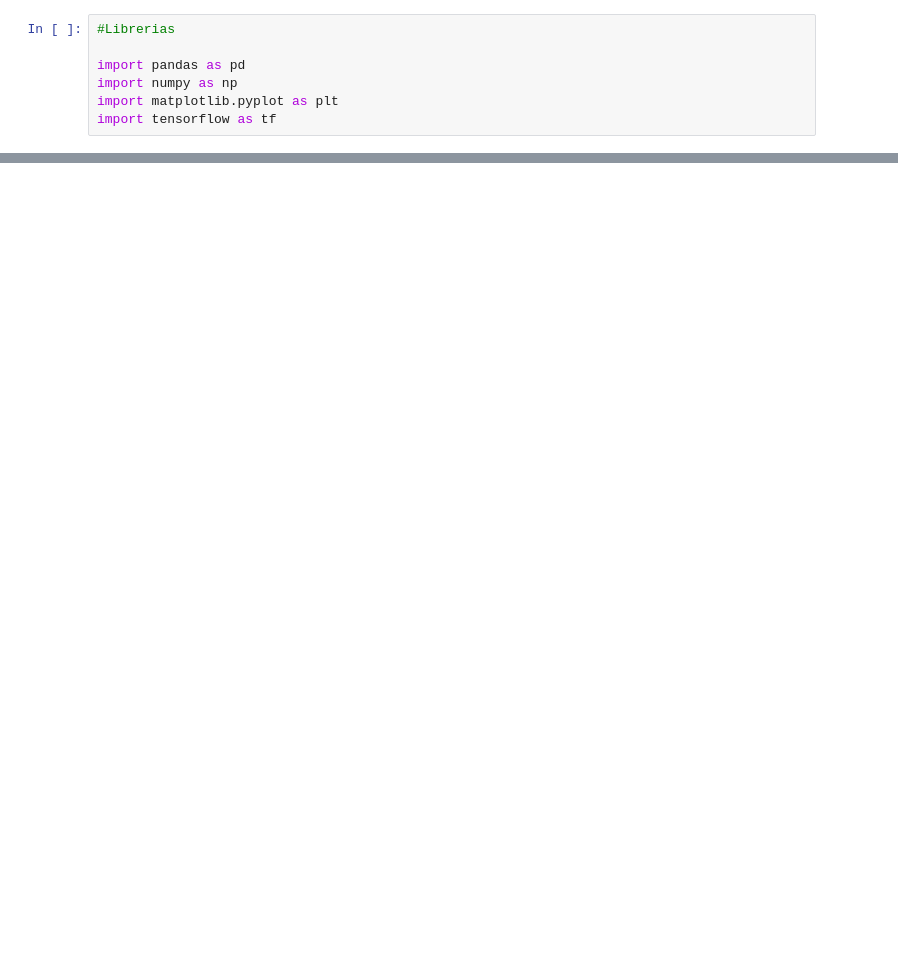
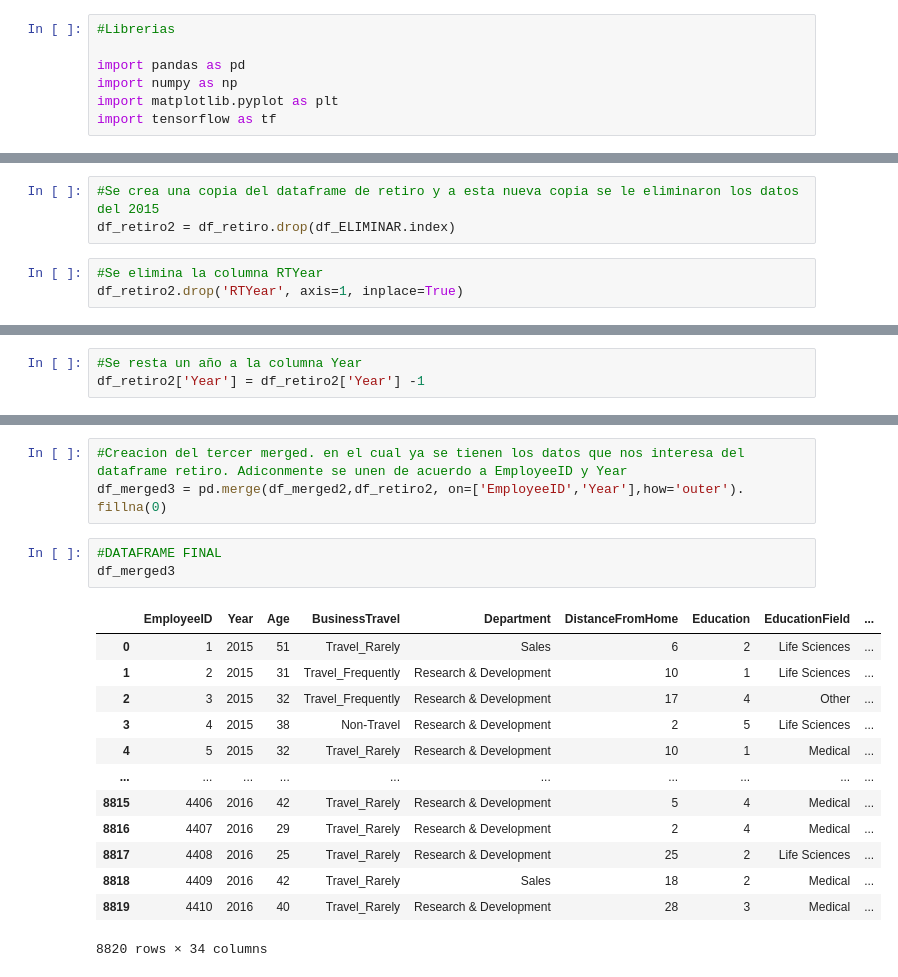
Before and after one commit to SantiRestrepoOlarte/ML_HumanResources, a Jupyter notebook: ProyectoRH.ipynb, the cells around one changed output, grey strips where cells are left out. Cells and saved outputs as stored; diff of their text form; blank space fills up the shorter version.

```diff
--- a/ProyectoRH.ipynb
+++ b/ProyectoRH.ipynb
@@ -25,0 +269,6 @@ df_general
+# %%
+#Se crea una copia del dataframe de retiro y a esta nueva copia se le eliminaron los datos del 2015
+df_retiro2 = df_retiro.drop(df_ELIMINAR.index)
+# %%
+#Se elimina la columna RTYear
+df_retiro2.drop('RTYear', axis=1, inplace=True)
@@ -25,0 +292,3 @@ df_general
+# %%
+#Se resta un año a la columna Year
+df_retiro2['Year'] = df_retiro2['Year'] -1
@@ -25,0 +311,20 @@ df_general
+# %%
+#Creacion del tercer merged. en el cual ya se tienen los datos que nos interesa del dataframe retiro. Adiconmente se unen de acuerdo a EmployeeID y Year
+df_merged3 = pd.merge(df_merged2,df_retiro2, on=['EmployeeID','Year'],how='outer'). fillna(0)
+# %%
+#DATAFRAME FINAL
+df_merged3
+# %% [output]
+|  | EmployeeID | Year | Age | BusinessTravel | Department | DistanceFromHome | Education | EducationField | ... |
+| 0 | 1 | 2015 | 51 | Travel_Rarely | Sales | 6 | 2 | Life Sciences | ... |
+| 1 | 2 | 2015 | 31 | Travel_Frequently | Research & Development | 10 | 1 | Life Sciences | ... |
+| 2 | 3 | 2015 | 32 | Travel_Frequently | Research & Development | 17 | 4 | Other | ... |
+| 3 | 4 | 2015 | 38 | Non-Travel | Research & Development | 2 | 5 | Life Sciences | ... |
+| 4 | 5 | 2015 | 32 | Travel_Rarely | Research & Development | 10 | 1 | Medical | ... |
+| ... | ... | ... | ... | ... | ... | ... | ... | ... | ... |
+| 8815 | 4406 | 2016 | 42 | Travel_Rarely | Research & Development | 5 | 4 | Medical | ... |
+| 8816 | 4407 | 2016 | 29 | Travel_Rarely | Research & Development | 2 | 4 | Medical | ... |
+| 8817 | 4408 | 2016 | 25 | Travel_Rarely | Research & Development | 25 | 2 | Life Sciences | ... |
+| 8818 | 4409 | 2016 | 42 | Travel_Rarely | Sales | 18 | 2 | Medical | ... |
+| 8819 | 4410 | 2016 | 40 | Travel_Rarely | Research & Development | 28 | 3 | Medical | ... |
+8820 rows × 34 columns
```
Also changed, not shown: parts of 38 cells of this notebook.
